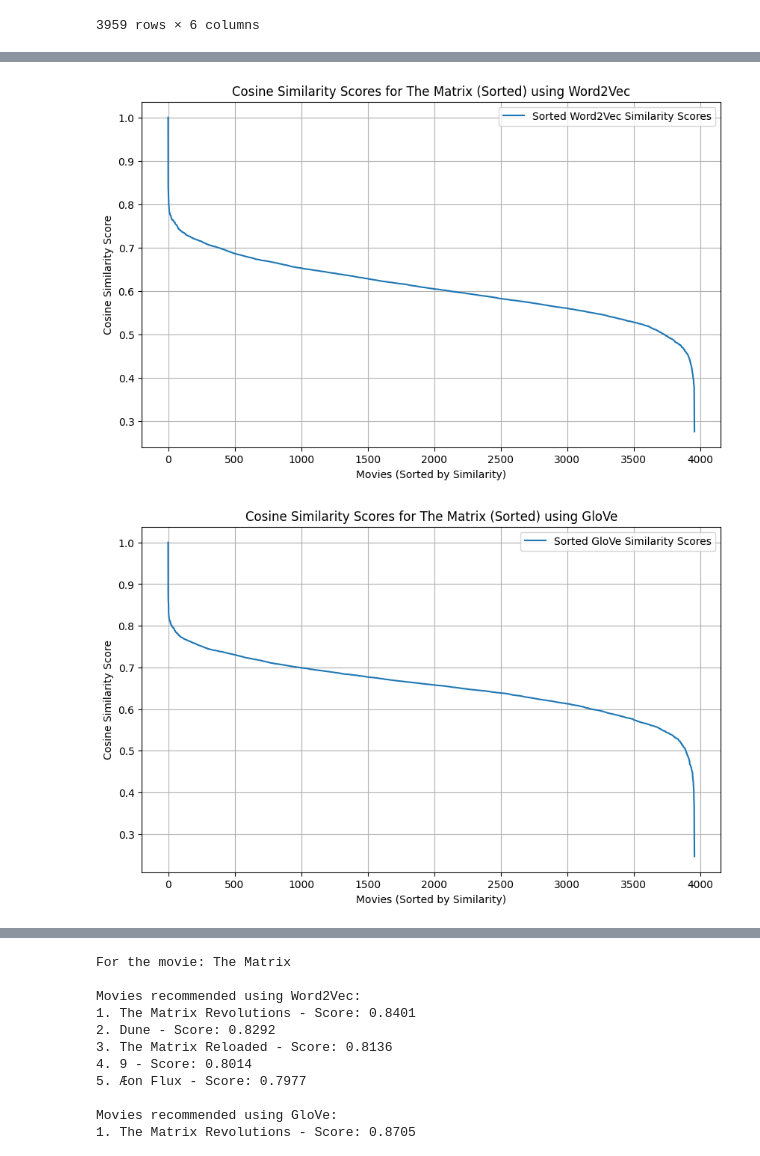
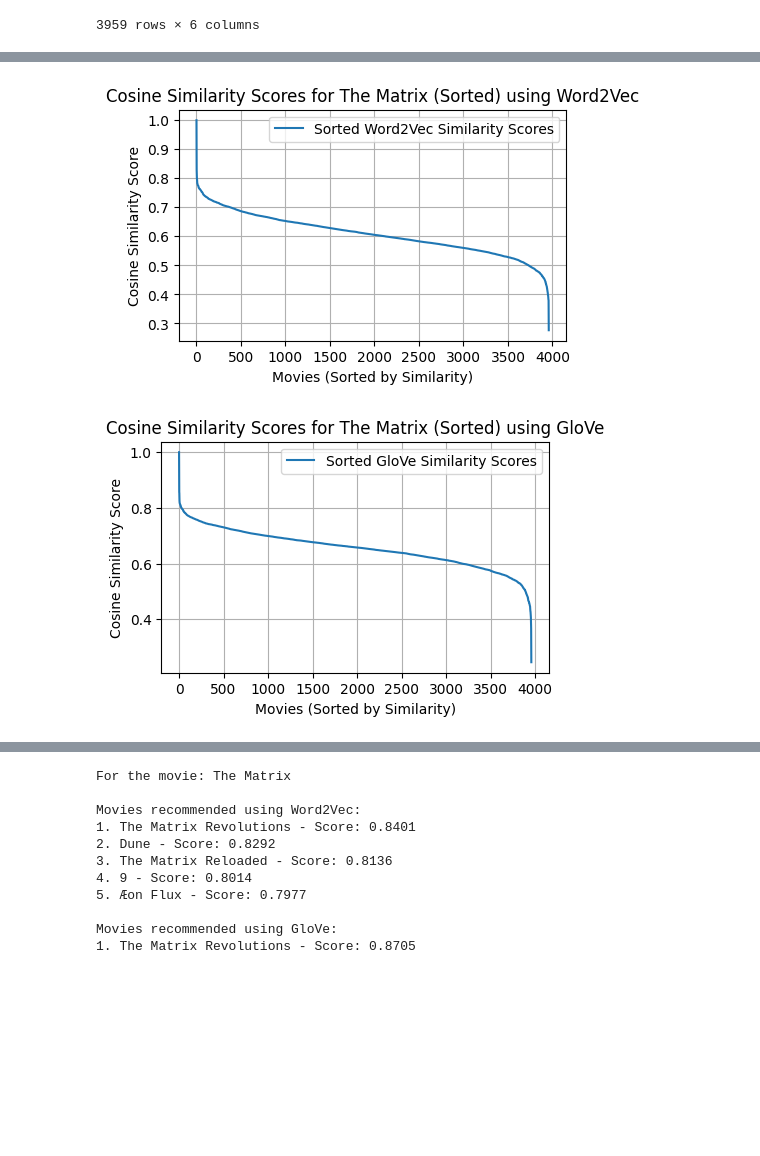
Before and after one commit to fc63/493homework1, a Jupyter notebook: Copy_of_1.ipynb, the cells around one changed output, grey strips where cells are left out. Drawn from its saved outputs; the diff is of its cells as text; code cells hidden in the pictures; blank space fills up the shorter version.

```diff
--- a/Copy_of_1.ipynb
+++ b/Copy_of_1.ipynb
@@ -238,33 +238,33 @@ plot_similarity_scores(query_film, "tfidf_vector", "TF-IDF")
 # %%
 def plot_sorted_similarity_scores(title, vector_column, model_name):
     indices = pd.Series(df.index, index=df["title"]).drop_duplicates()
     idx = indices.get(title)
 
     if idx is None:
         print(f"Movie titled '{title}' not found.")
         return
 
     query_vec = df.loc[idx, vector_column].reshape(1, -1)
     cosine_similarities = cosine_similarity(
         query_vec, np.vstack(df[vector_column].values)
     )
     scores = cosine_similarities.flatten()
     sorted_scores = scores[(-scores).argsort()]
 
-    plt.figure(figsize=(10, 6))
+    plt.figure(figsize=(5, 3))
     plt.plot(sorted_scores, label=f"Sorted {model_name} Similarity Scores")
     plt.title(f"Cosine Similarity Scores for {title} (Sorted) using {model_name}")
     plt.xlabel("Movies (Sorted by Similarity)")
     plt.ylabel("Cosine Similarity Score")
     plt.legend()
     plt.grid(True)
     plt.show()
 
 
 plot_sorted_similarity_scores(query_film, "word2vec_vector", "Word2Vec")
 plot_sorted_similarity_scores(query_film, "glove_vector", "GloVe")
 plot_sorted_similarity_scores(query_film, "fasttext_vector", "FastText")
 plot_sorted_similarity_scores(query_film, "tfidf_vector", "TF-IDF")
 # %% [output]
-[figure, old version]
+[figure, new version]
-[figure, old version]
+[figure, new version]
```
Also changed, not shown: parts of 2 cells of this notebook.
